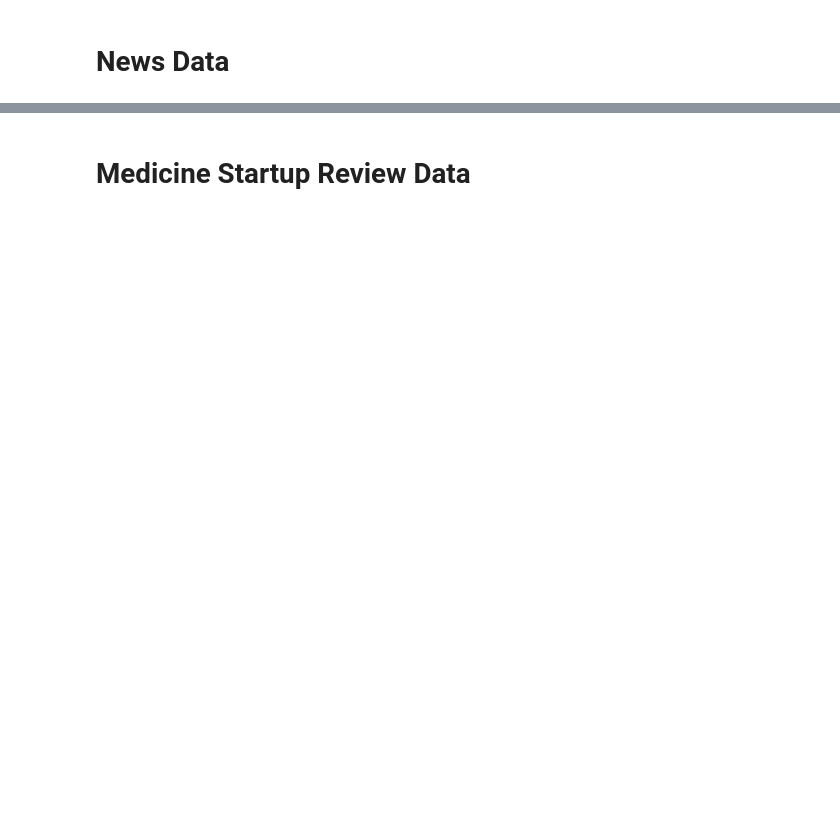
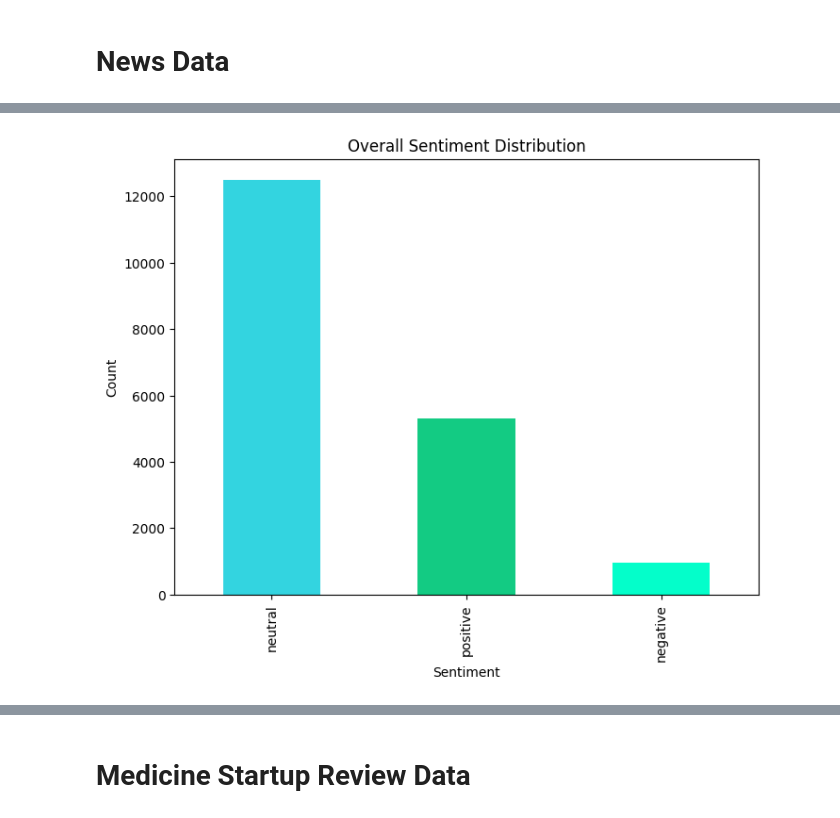
Before and after one commit to azisfata/indonlu-coba, a Jupyter notebook: Big Data/Big Data & Cloud Computing.ipynb, the cells around one changed output, grey strips where cells are left out. Cells and saved outputs as stored; diff of their text form; code cells hidden in the pictures; blank space fills up the shorter version.

```diff
--- a/Big Data/Big Data & Cloud Computing.ipynb
+++ b/Big Data/Big Data & Cloud Computing.ipynb
@@ -171,16 +219,15 @@ plt.show()
 # %%
-data = pd.read_excel('news.xlsx', dtype=str)
-df = pd.DataFrame(data, columns=['Category', 'Text', 'Sentiment'])
-
-sentiment_counts = data['Sentiment'].value_counts()
+sentiment_counts = df['Sentiment'].value_counts()
 
 colors = [random.choice(['#'+format(random.randint(0, 16777215), '06x') for _ in range(6)]) for _ in range(len(sentiment_counts))]
 plt.figure(figsize=(8, 6))
 sentiment_counts.plot(kind='bar', color=colors)
 plt.xlabel('Sentiment')
 plt.ylabel('Count')
 plt.title('Overall Sentiment Distribution')
 plt.show()
+# %% [output]
+[figure, added]
 # %%
 grouped_data = data.groupby(['Category', 'Sentiment']).size().unstack()
 
```
Also changed, not shown: parts of 29 cells of this notebook.
